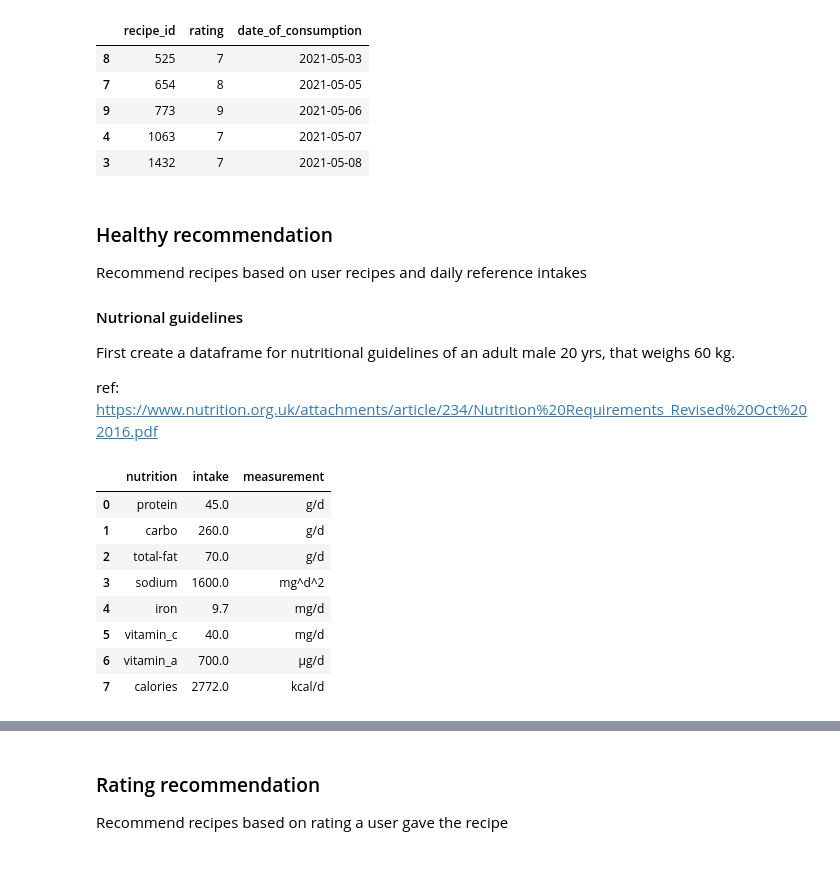
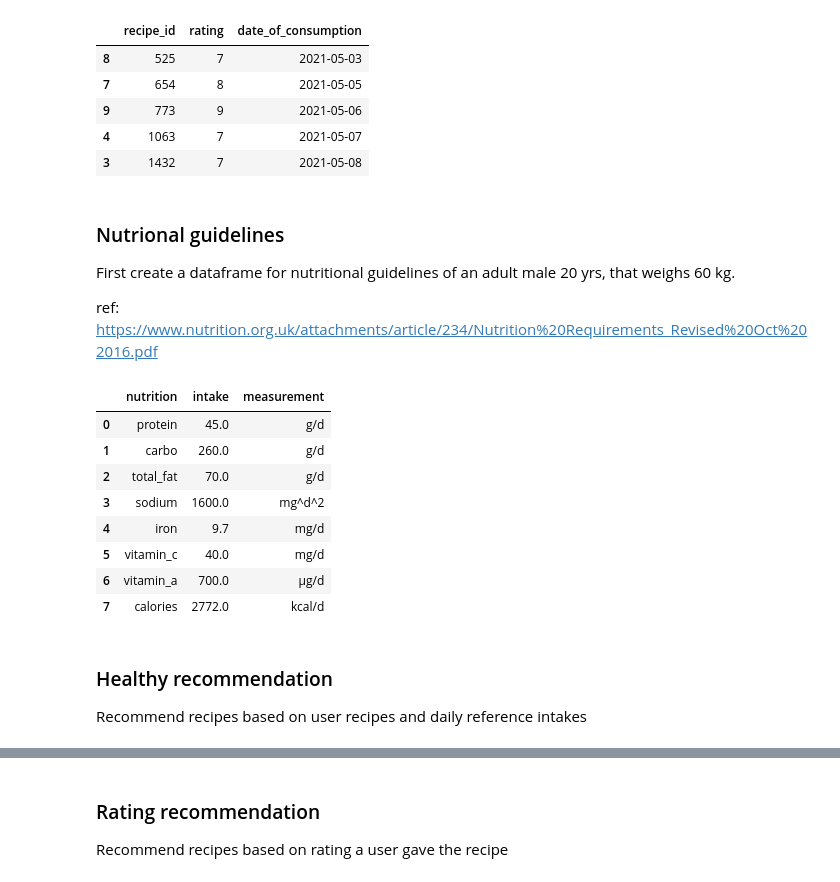
Before and after one commit to jellehuibregtse/recipe-recommendation-system, a Jupyter notebook: cookbook_ml.ipynb, the cells around one changed output, grey strips where cells are left out. Drawn from its saved outputs; the diff is of its cells as text; code cells hidden in the pictures.

```diff
--- a/cookbook_ml.ipynb
+++ b/cookbook_ml.ipynb
@@ -86,26 +86,26 @@ df_user_recipe.head()
 | 4 | 1063 | 7 | 2021-05-07 |
 | 3 | 1432 | 7 | 2021-05-08 |
 # %% [markdown]
-### Healthy recommendation
-Recommend recipes based on user recipes and daily reference intakes
-
-#### Nutrional guidelines
+### Nutrional guidelines
 First create a dataframe for nutritional guidelines of an adult male 20 yrs, that weighs 60 kg.
 
 ref: https://www.nutrition.org.uk/attachments/article/234/Nutrition%20Requirements_Revised%20Oct%202016.pdf
 # %%
 df_intake = pd.DataFrame(
-    {'nutrition': ['protein', 'carbo', 'total-fat', 'sodium', 'iron', 'vitamin_c', 'vitamin_a', 'calories'],
+    {'nutrition': ['protein', 'carbo', 'total_fat', 'sodium', 'iron', 'vitamin_c', 'vitamin_a', 'calories'],
      'intake': [45, 260, 70, 1600, 9.7, 40, 700, 2772],
      'measurement': ['g/d', 'g/d', 'g/d', 'mg^d^2', 'mg/d', 'mg/d', 'µg/d', 'kcal/d']})
 df_intake
 # %% [output]
 |  | nutrition | intake | measurement |
 | 0 | protein | 45.0 | g/d |
 | 1 | carbo | 260.0 | g/d |
-| 2 | total-fat | 70.0 | g/d |
+| 2 | total_fat | 70.0 | g/d |
 | 3 | sodium | 1600.0 | mg^d^2 |
 | 4 | iron | 9.7 | mg/d |
 | 5 | vitamin_c | 40.0 | mg/d |
 | 6 | vitamin_a | 700.0 | µg/d |
 | 7 | calories | 2772.0 | kcal/d |
+# %% [markdown]
+### Healthy recommendation
+Recommend recipes based on user recipes and daily reference intakes
```
Also changed, not shown: parts of 3 cells of this notebook.
